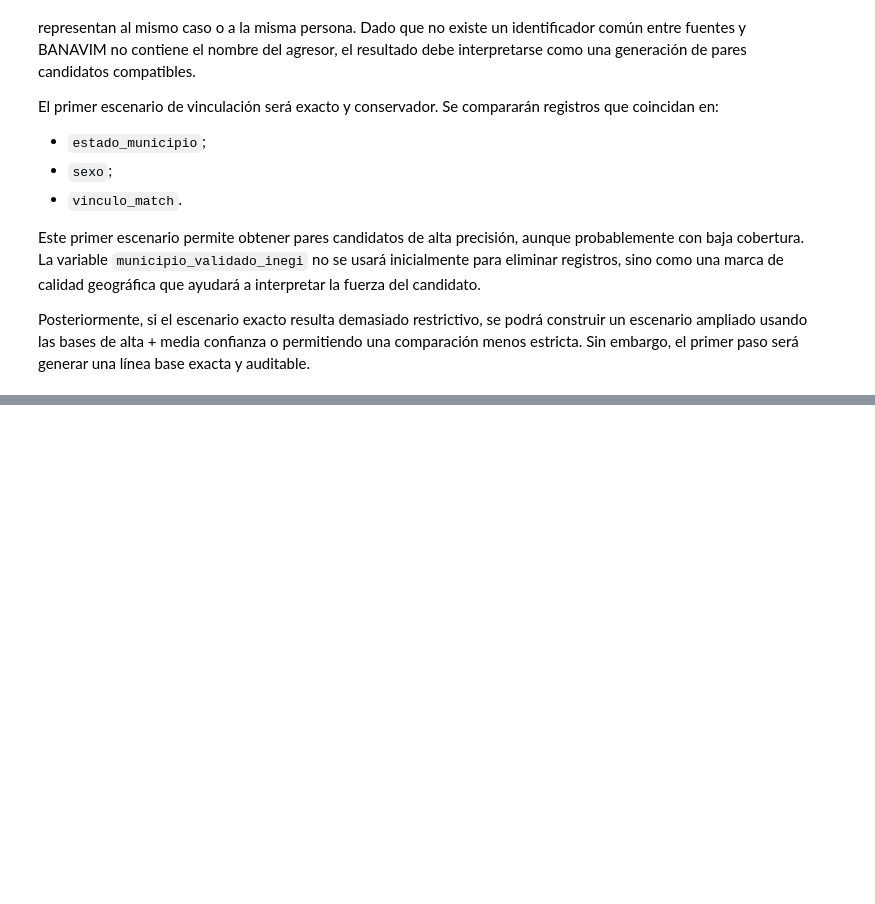
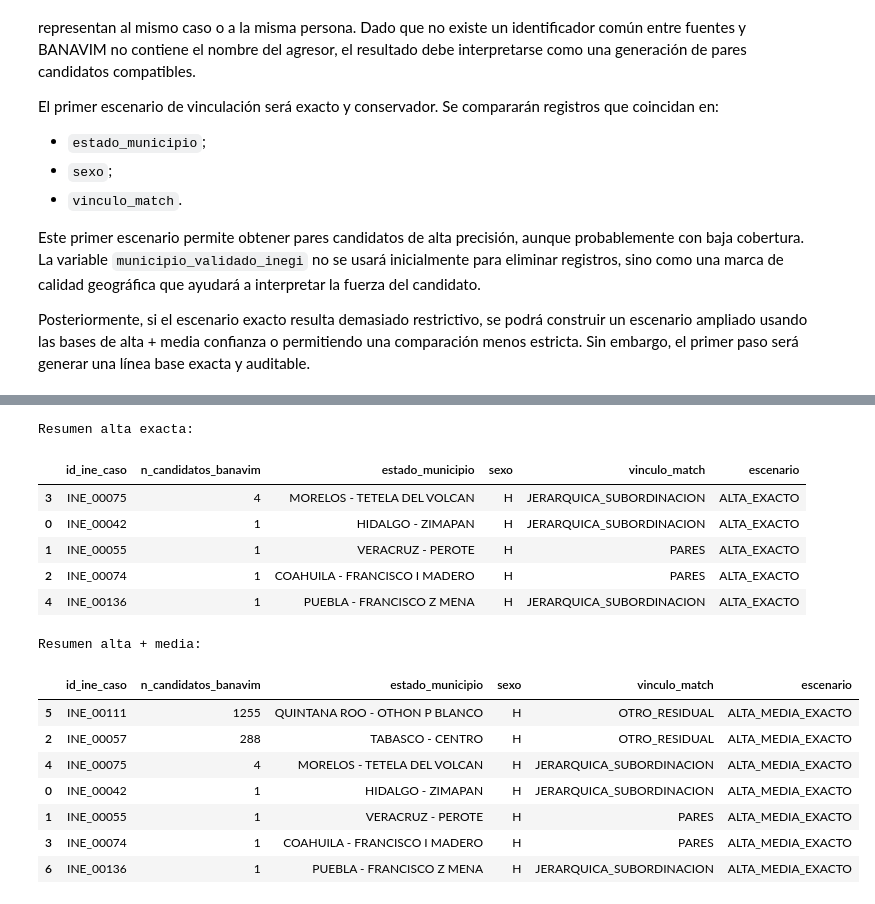
Before and after one commit to BesaidGarden/Calidad-y-Preprocesamiento-de-Datos---Registro-Publico-de-Agresores, a Jupyter notebook: Código/fusion_individuos.ipynb, the cells around one changed output, grey strips where cells are left out. Cells and saved outputs as stored; diff of their text form; code cells hidden in the pictures; blank space fills up the shorter version.

```diff
--- a/Código/fusion_individuos.ipynb
+++ b/Código/fusion_individuos.ipynb
@@ -1980,0 +2160,54 @@ ESTADÍSTICAS DESCRIPTIVAS
+# %%
+def resumen_candidatos_por_ine(candidatos, nombre_escenario=""):
+    """
+    Resume cuántos candidatos BANAVIM tiene cada caso del INE.
+    """
+    resumen = (
+        candidatos
+        .groupby("id_ine_caso", dropna=False)
+        .agg(
+            n_candidatos_banavim=("id_bv_caso", "nunique"),
+            estado_municipio=("estado_municipio", "first"),
+            sexo=("sexo", "first"),
+            vinculo_match=("vinculo_match", "first")
+        )
+        .reset_index()
+        .sort_values("n_candidatos_banavim", ascending=False)
+    )
+
+    resumen["escenario"] = nombre_escenario
+    return resumen
+
+
+resumen_por_ine_alta = resumen_candidatos_por_ine(
+    matches_exactos_alta,
+    nombre_escenario="ALTA_EXACTO"
+)
+
+resumen_por_ine_alta_media = resumen_candidatos_por_ine(
+    candidatos_alta_media_revision,
+    nombre_escenario="ALTA_MEDIA_EXACTO"
+)
+
+print("Resumen alta exacta:")
+display(resumen_por_ine_alta)
+
+print("Resumen alta + media:")
+display(resumen_por_ine_alta_media)
+# %% [output]
+Resumen alta exacta:
+|  | id_ine_caso | n_candidatos_banavim | estado_municipio | sexo | vinculo_match | escenario |
+| 3 | INE_00075 | 4 | MORELOS - TETELA DEL VOLCAN | H | JERARQUICA_SUBORDINACION | ALTA_EXACTO |
+| 0 | INE_00042 | 1 | HIDALGO - ZIMAPAN | H | JERARQUICA_SUBORDINACION | ALTA_EXACTO |
+| 1 | INE_00055 | 1 | VERACRUZ - PEROTE | H | PARES | ALTA_EXACTO |
+| 2 | INE_00074 | 1 | COAHUILA - FRANCISCO I MADERO | H | PARES | ALTA_EXACTO |
+| 4 | INE_00136 | 1 | PUEBLA - FRANCISCO Z MENA | H | JERARQUICA_SUBORDINACION | ALTA_EXACTO |
+Resumen alta + media:
+|  | id_ine_caso | n_candidatos_banavim | estado_municipio | sexo | vinculo_match | escenario |
+| 5 | INE_00111 | 1255 | QUINTANA ROO - OTHON P BLANCO | H | OTRO_RESIDUAL | ALTA_MEDIA_EXACTO |
+| 2 | INE_00057 | 288 | TABASCO - CENTRO | H | OTRO_RESIDUAL | ALTA_MEDIA_EXACTO |
+| 4 | INE_00075 | 4 | MORELOS - TETELA DEL VOLCAN | H | JERARQUICA_SUBORDINACION | ALTA_MEDIA_EXACTO |
+| 0 | INE_00042 | 1 | HIDALGO - ZIMAPAN | H | JERARQUICA_SUBORDINACION | ALTA_MEDIA_EXACTO |
+| 1 | INE_00055 | 1 | VERACRUZ - PEROTE | H | PARES | ALTA_MEDIA_EXACTO |
+| 3 | INE_00074 | 1 | COAHUILA - FRANCISCO I MADERO | H | PARES | ALTA_MEDIA_EXACTO |
+| 6 | INE_00136 | 1 | PUEBLA - FRANCISCO Z MENA | H | JERARQUICA_SUBORDINACION | ALTA_MEDIA_EXACTO |
```
Also changed, not shown: parts of 30 cells of this notebook, 6 other files.
